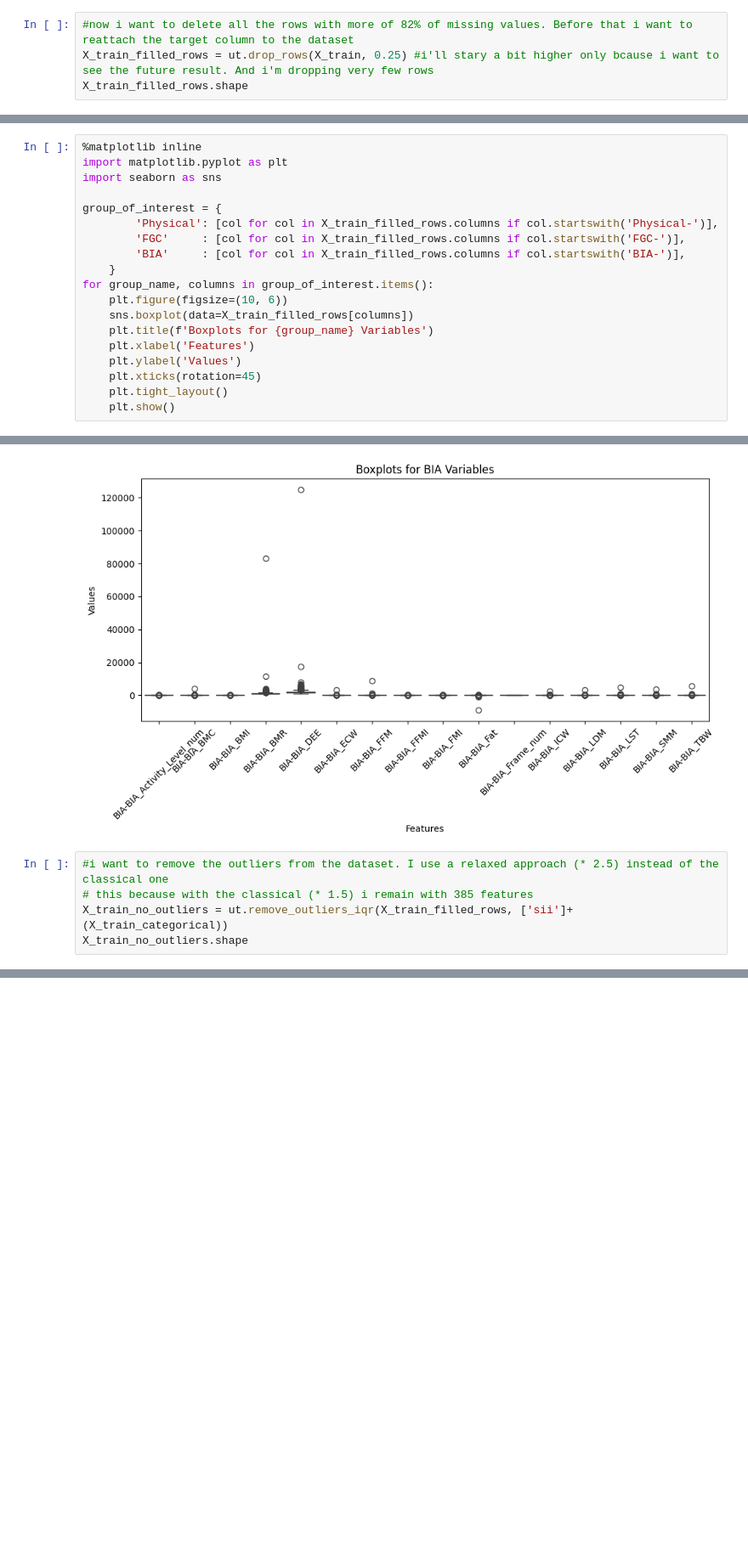
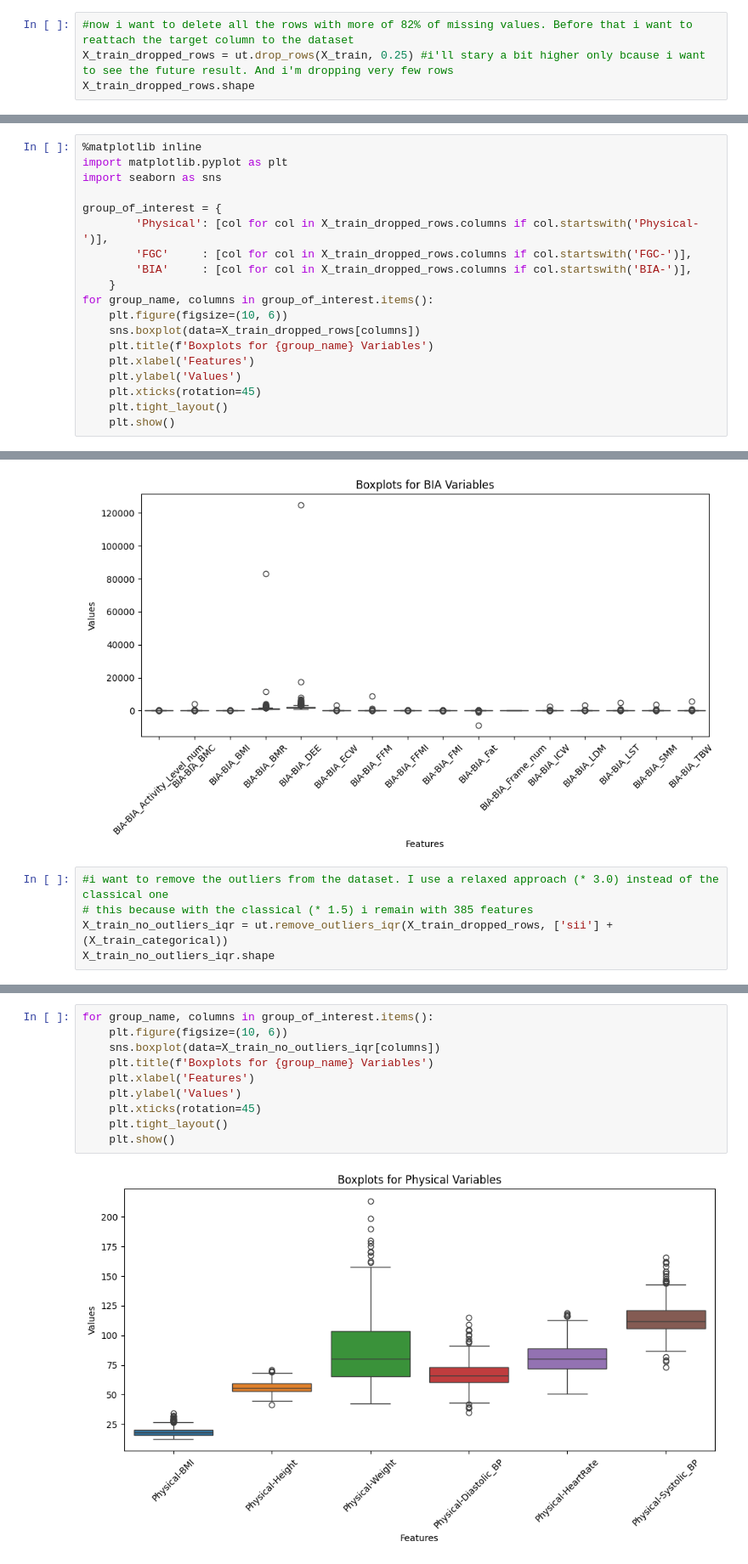
Before and after one commit to Assz2/DWM, a Jupyter notebook: data_cleaning_v4.ipynb, the cells around one changed output, grey strips where cells are left out. Shown at 85% size. Drawn from its saved outputs; the diff is of its cells as text; blank space fills up the shorter version.

```diff
--- a/data_cleaning_v4.ipynb
+++ b/data_cleaning_v4.ipynb
@@ -123,8 +123,8 @@ print(rows_percentage)
 80.0
 # %%
 #now i want to delete all the rows with more of 82% of missing values. Before that i want to reattach the target column to the dataset
-X_train_filled_rows = ut.drop_rows(X_train, 0.25) #i'll stary a bit higher only bcause i want to see the future result. And i'm dropping very few rows
-X_train_filled_rows.shape
+X_train_dropped_rows = ut.drop_rows(X_train, 0.25) #i'll stary a bit higher only bcause i want to see the future result. And i'm dropping very few rows
+X_train_dropped_rows.shape
 # %% [output]
 (2641, 49)
 # %%
@@ -145,13 +145,13 @@ import matplotlib.pyplot as plt
 import seaborn as sns
 
 group_of_interest = {
-        'Physical': [col for col in X_train_filled_rows.columns if col.startswith('Physical-')],
-        'FGC'     : [col for col in X_train_filled_rows.columns if col.startswith('FGC-')],
-        'BIA'     : [col for col in X_train_filled_rows.columns if col.startswith('BIA-')],
+        'Physical': [col for col in X_train_dropped_rows.columns if col.startswith('Physical-')],
+        'FGC'     : [col for col in X_train_dropped_rows.columns if col.startswith('FGC-')],
+        'BIA'     : [col for col in X_train_dropped_rows.columns if col.startswith('BIA-')],
     }
 for group_name, columns in group_of_interest.items():
     plt.figure(figsize=(10, 6))
-    sns.boxplot(data=X_train_filled_rows[columns])
+    sns.boxplot(data=X_train_dropped_rows[columns])
     plt.title(f'Boxplots for {group_name} Variables')
     plt.xlabel('Features')
     plt.ylabel('Values')
@@ -163,8 +163,8 @@ for group_name, columns in group_of_interest.items():
 [figure]
 [figure]
 # %%
-#i want to remove the outliers from the dataset. I use a relaxed approach (* 2.5) instead of the classical one
+#i want to remove the outliers from the dataset. I use a relaxed approach (* 3.0) instead of the classical one
 # this because with the classical (* 1.5) i remain with 385 features
-X_train_no_outliers = ut.remove_outliers_iqr(X_train_filled_rows, ['sii']+ (X_train_categorical))
-X_train_no_outliers.shape
+X_train_no_outliers_iqr = ut.remove_outliers_iqr(X_train_dropped_rows, ['sii'] + (X_train_categorical))
+X_train_no_outliers_iqr.shape
 # %% [output]
@@ -173,0 +172,12 @@ Even with the relaxed approach I have a very few rows than the starting point. I
+# %%
+for group_name, columns in group_of_interest.items():
+    plt.figure(figsize=(10, 6))
+    sns.boxplot(data=X_train_no_outliers_iqr[columns])
+    plt.title(f'Boxplots for {group_name} Variables')
+    plt.xlabel('Features')
+    plt.ylabel('Values')
+    plt.xticks(rotation=45)
+    plt.tight_layout()
+    plt.show()
+# %% [output]
+[figure, added]
```
Also changed, not shown: parts of 5 cells of this notebook, 1 other file.
